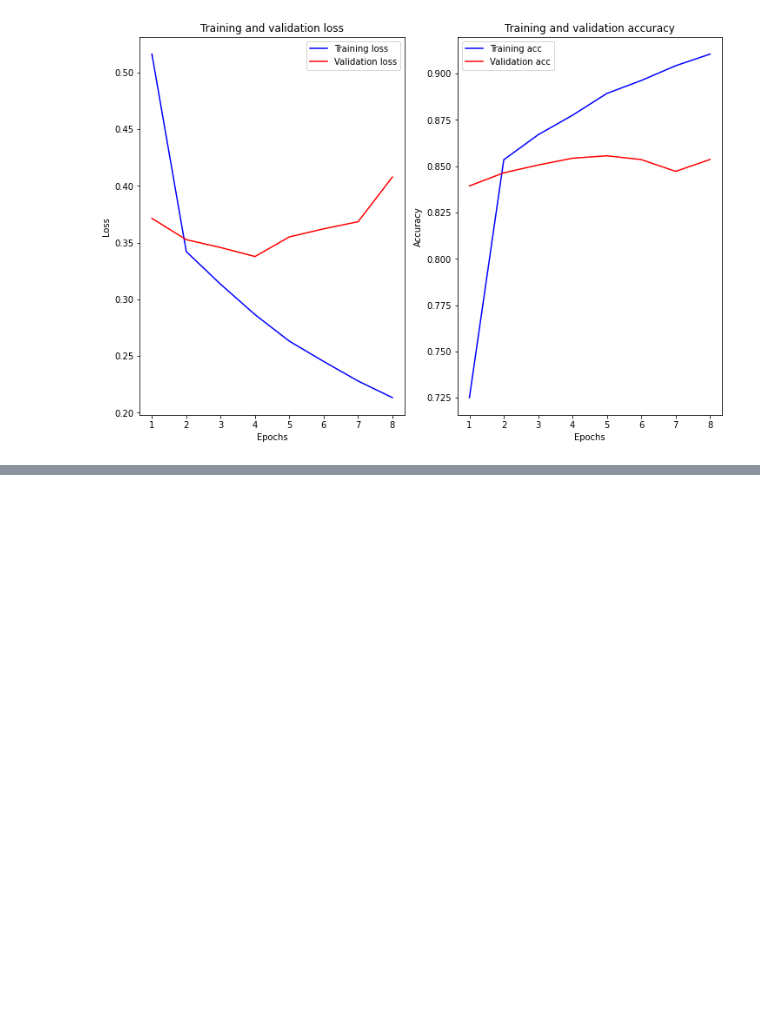
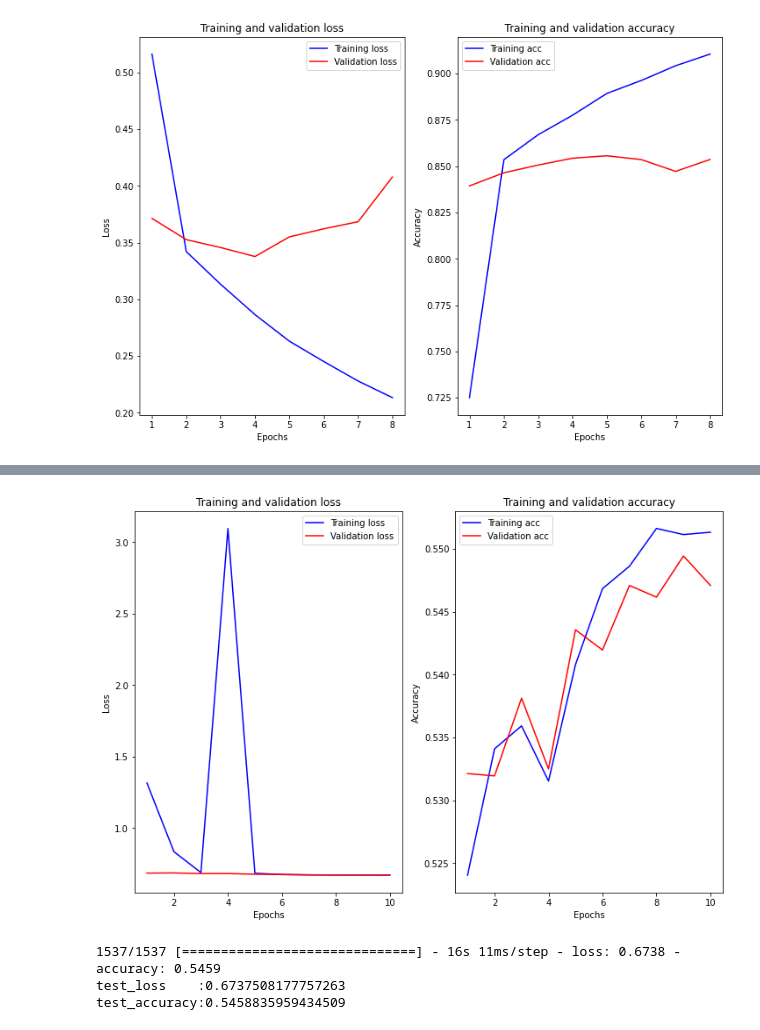
Before and after one commit to estela19/AIFFEL, a Jupyter notebook: exp07/base_1.ipynb, the cells around one changed output, grey strips where cells are left out. Cells and saved outputs as stored; diff of their text form; code cells hidden in the pictures; blank space fills up the shorter version.

Commit message:
Add: add w2v lstm

```diff
--- a/exp07/base_1.ipynb
+++ b/exp07/base_1.ipynb
@@ -54,7 +54,8 @@ class DataLoader():
         self.X_test = list(map(wordlist_to_indexlist, X_test))
         self.Y_train = np.array(list(self.train_data['label']))
         self.Y_test = np.array(list(self.test_data['label']))
-        #return self.X_train, self.Y_train, self.X_test, self.Y_test, self.word_to_index
+        self.tokenizer = tokenizer
+        self.counter = counter
 
     def get_maxlen(self):
         total_data_text = list(self.X_train) + list(self.X_test)
@@ -93,6 +94,15 @@ class DataLoader():
         y_val = self.Y_train[train_idx:]
 
         return x_train, y_train, x_val, y_val, self.X_test, self.Y_test
+
+    def get_tokenizer(self):
+        return self.tokenizer
+
+    def get_counter(self):
+        return self.counter
+
+    def get_word_to_index(self):
+        return self.word_to_index
 # %%
 from sklearn.model_selection import train_test_split
 
@@ -147,7 +157,8 @@ test_path = '~/aiffel/sentiment_classification/data/ratings_test.txt'
 # %%
 data_loader = DataLoader(train_path, test_path)
 # %%
-data_loader.load_data(10000)
+num_words = 10000
+data_loader.load_data(num_words)
 data_loader.get_maxlen()
 data_loader.set_pad('post')
 x_train, y_train , x_val, y_val, x_test, y_test = data_loader.get_data(train_idx=130000)
@@ -803,0 +898,2 @@ test_accuracy:0.8504419922828674
+# %%
+trainer.train(model=lstm_model, optimizer='adam', loss='binary_crossentropy', epochs=10, verbose=2)
@@ -803,0 +921,8 @@ test_accuracy:0.8504419922828674
+# %%
+trainer.visualization()
+trainer.test(lstm_model)
+# %% [output]
+[figure, added]
+1537/1537 [==============================] - 16s 11ms/step - loss: 0.6738 - accuracy: 0.5459
+test_loss    :0.6737508177757263
+test_accuracy:0.5458835959434509
```
Also changed, not shown: parts of 9 cells of this notebook.
